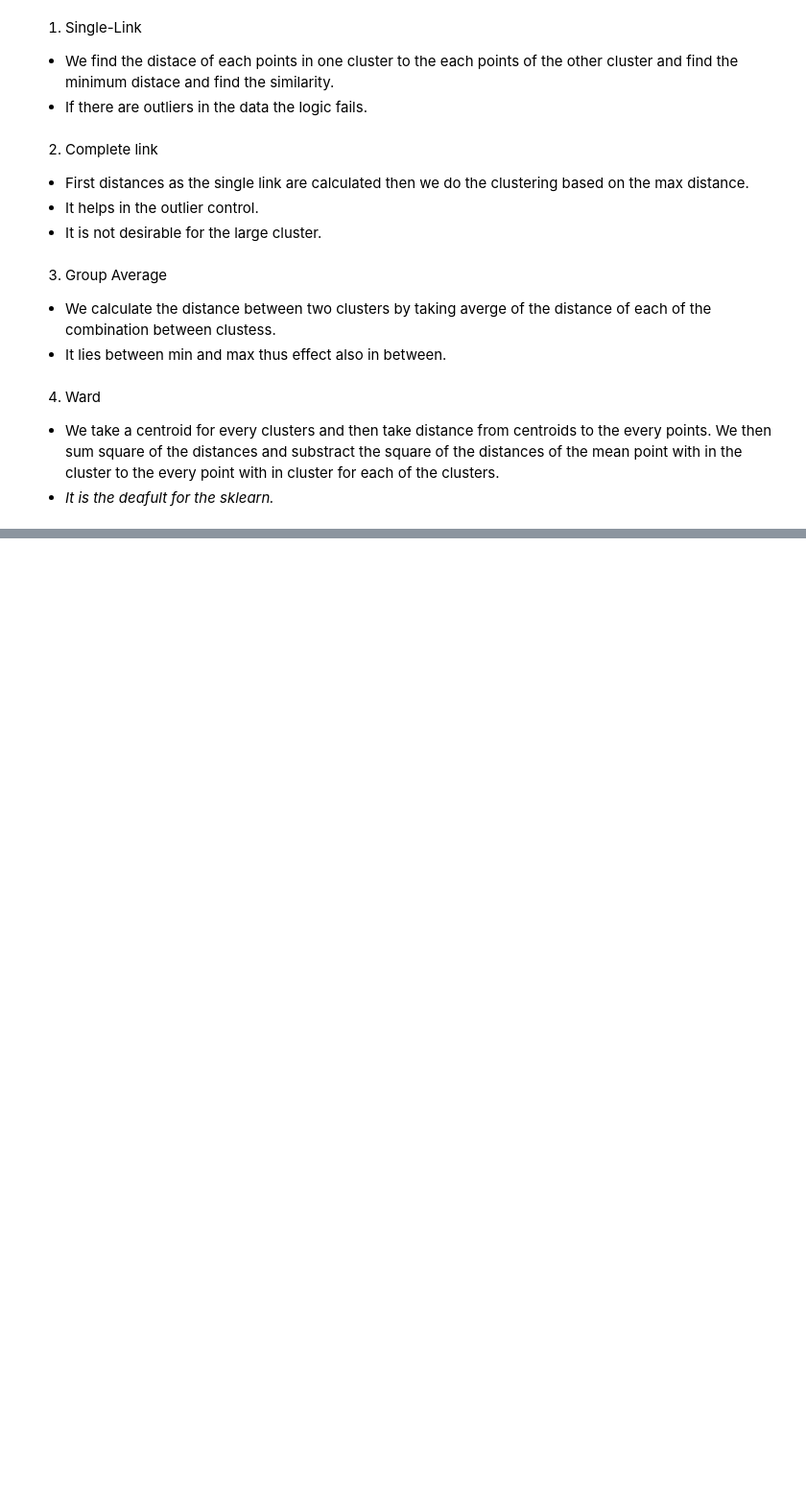
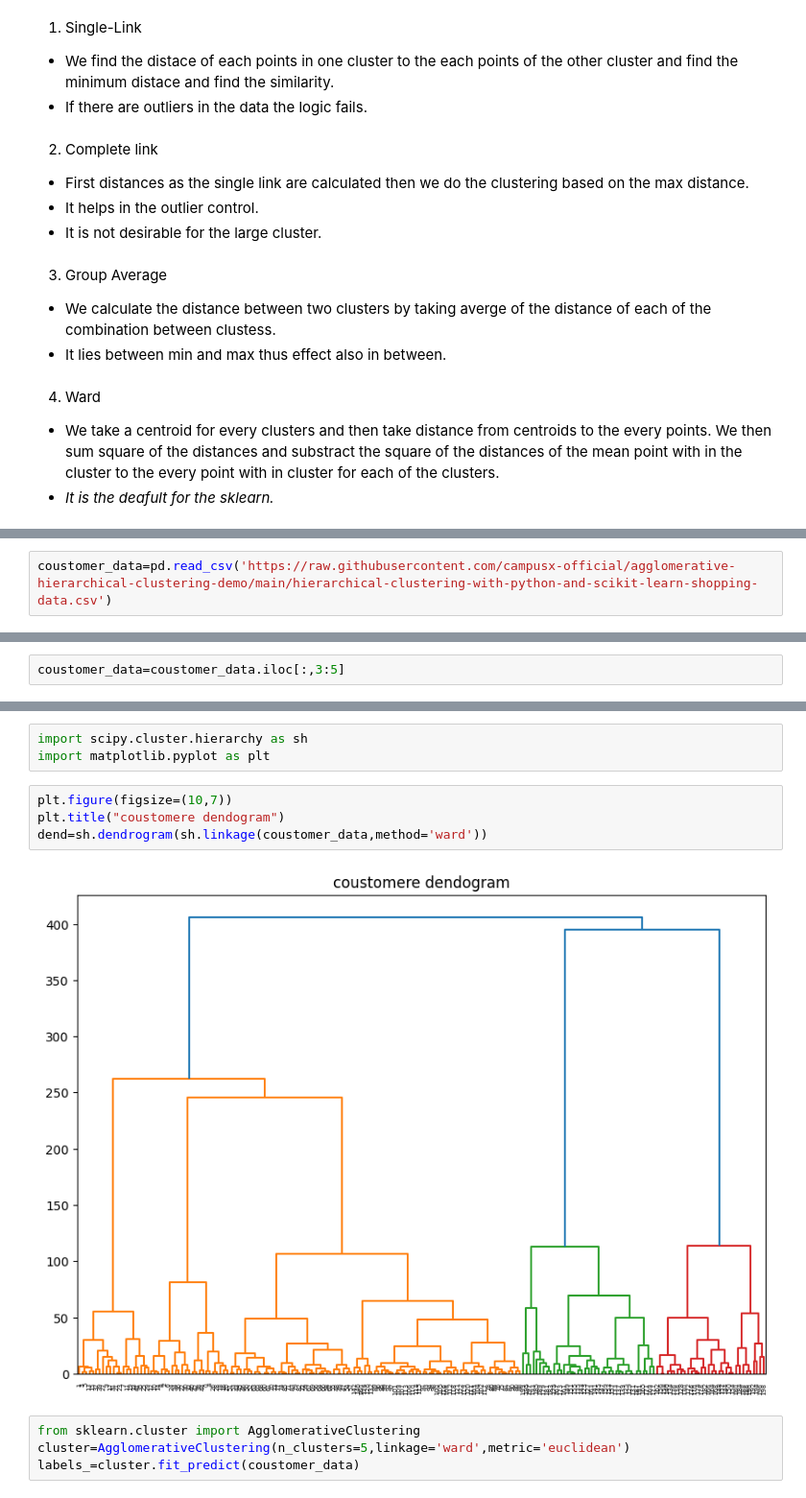
Before and after one commit to khanalasmit/machinelearning, a Jupyter notebook: 48-Hierarchial_clustering/1.ipynb, the cells around one changed output, grey strips where cells are left out. Shown at 96% size. Cells and saved outputs as stored; diff of their text form; blank space fills up the shorter version.

```diff
--- a/48-Hierarchial_clustering/1.ipynb
+++ b/48-Hierarchial_clustering/1.ipynb
@@ -68,0 +73,2 @@ The distance between the clusters is found by:
+# %%
+coustomer_data=pd.read_csv('https://raw.githubusercontent.com/campusx-official/agglomerative-hierarchical-clustering-demo/main/hierarchical-clustering-with-python-and-scikit-learn-shopping-data.csv')
@@ -68,0 +115,2 @@ The distance between the clusters is found by:
+# %%
+coustomer_data=coustomer_data.iloc[:,3:5]
@@ -68,0 +133,13 @@ The distance between the clusters is found by:
+# %%
+import scipy.cluster.hierarchy as sh
+import matplotlib.pyplot as plt
+# %%
+plt.figure(figsize=(10,7))
+plt.title("coustomere dendogram")
+dend=sh.dendrogram(sh.linkage(coustomer_data,method='ward'))
+# %% [output]
+[figure, added]
+# %%
+from sklearn.cluster import AgglomerativeClustering
+cluster=AgglomerativeClustering(n_clusters=5,linkage='ward',metric='euclidean')
+labels_=cluster.fit_predict(coustomer_data)
```
Also changed, not shown: parts of 8 cells of this notebook.
